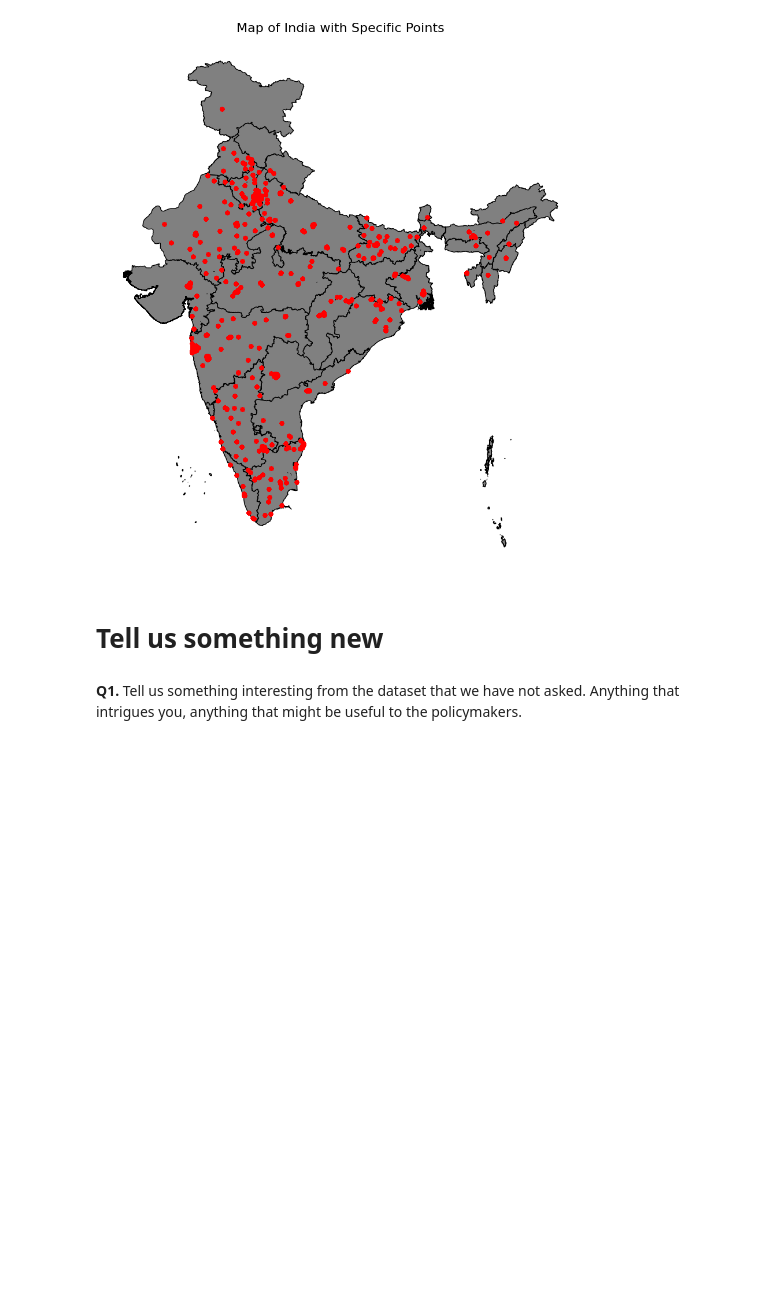
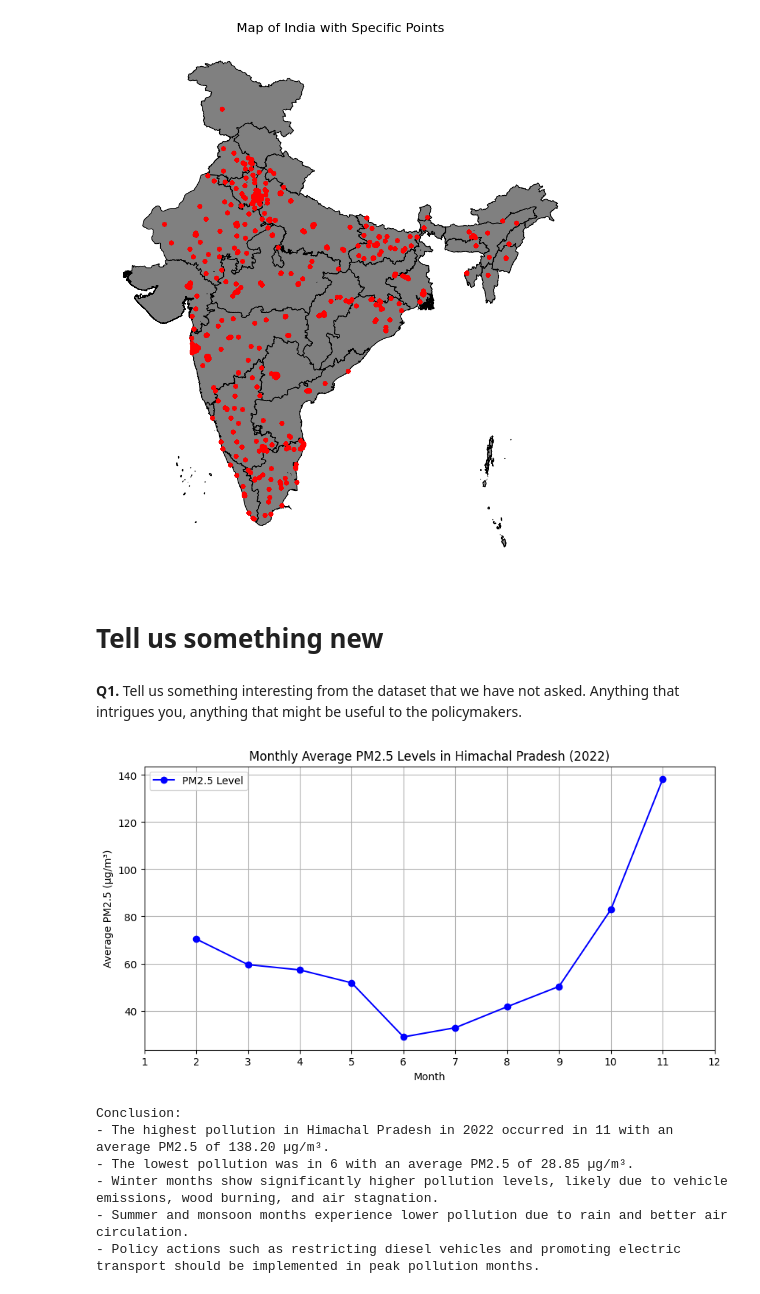
Before and after one commit to ExKave/assignments, a Jupyter notebook: PM25_Analysis.ipynb, the cells around one changed output. Cells and saved outputs as stored; diff of their text form; code cells hidden in the pictures; blank space fills up the shorter version.

```diff
--- a/PM25_Analysis.ipynb
+++ b/PM25_Analysis.ipynb
@@ -743,3 +743,41 @@ plt.show()
 **Q1.** Tell us something interesting from the dataset that we have not asked. Anything that intrigues you, anything that might be useful to the policymakers.
 # %%
 # Write your code here
+import matplotlib.pyplot as plt
+
+# Filter data for Himachal Pradesh for the year 2022
+hp_2022= df_main[(df_main["Timestamp"].dt.year == 2022) & (df_main['state']=='Himachal Pradesh')]
+
+# Group by month to get average PM2.5 levels
+
+hp_2022_monthly = hp_2022.groupby([pd.Grouper(key="Timestamp", freq="M")])['PM2.5'].mean().reset_index().dropna()
+
+# Plot the data
+plt.figure(figsize=(10, 5))
+plt.plot(hp_2022_monthly.index, hp_2022_monthly["PM2.5"], marker='o', linestyle='-', color='b', label="PM2.5 Level")
+plt.xlabel("Month")
+plt.ylabel("Average PM2.5 (µg/m³)")
+plt.title("Monthly Average PM2.5 Levels in Himachal Pradesh (2022)")
+plt.xticks(range(1, 13))
+plt.grid(True)
+plt.legend()
+plt.show()
+
+# Print conclusion based on the analysis
+max_pm25_month = hp_2022_monthly.loc[hp_2022_monthly["PM2.5"].idxmax()]
+min_pm25_month = hp_2022_monthly.loc[hp_2022_monthly["PM2.5"].idxmin()]
+
+print(f"Conclusion:")
+print(f"- The highest pollution in Himachal Pradesh in 2022 occurred in {hp_2022_monthly["PM2.5"].idxmax()} with an average PM2.5 of {max_pm25_month['PM2.5']:.2f} µg/m³.")
+print(f"- The lowest pollution was in {hp_2022_monthly["PM2.5"].idxmin()} with an average PM2.5 of {min_pm25_month['PM2.5']:.2f} µg/m³.")
+print("- Winter months show significantly higher pollution levels, likely due to vehicle emissions, wood burning, and air stagnation.")
+print("- Summer and monsoon months experience lower pollution due to rain and better air circulation.")
+print("- Policy actions such as restricting diesel vehicles and promoting electric transport should be implemented in peak pollution months.")
+# %% [output]
+[figure, added]
+Conclusion:
+- The highest pollution in Himachal Pradesh in 2022 occurred in 11 with an average PM2.5 of 138.20 µg/m³.
+- The lowest pollution was in 6 with an average PM2.5 of 28.85 µg/m³.
+- Winter months show significantly higher pollution levels, likely due to vehicle emissions, wood burning, and air stagnation.
+- Summer and monsoon months experience lower pollution due to rain and better air circulation.
+- Policy actions such as restricting diesel vehicles and promoting electric transport should be implemented in peak pollution months.
```
